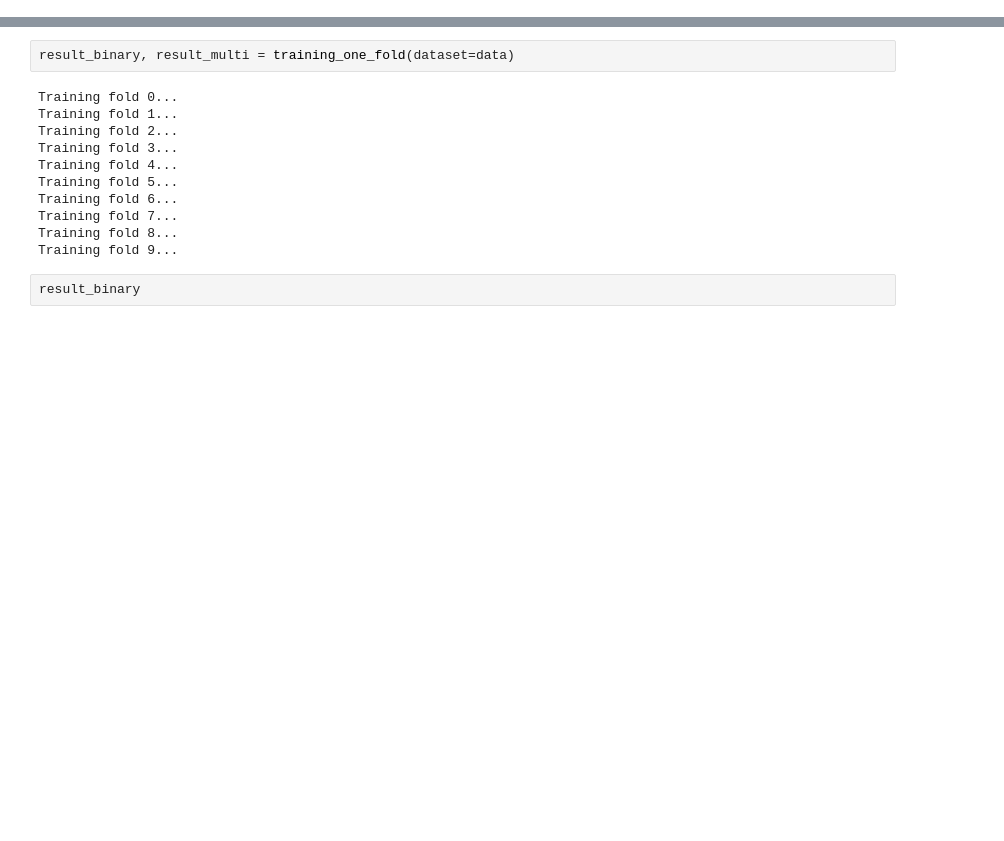
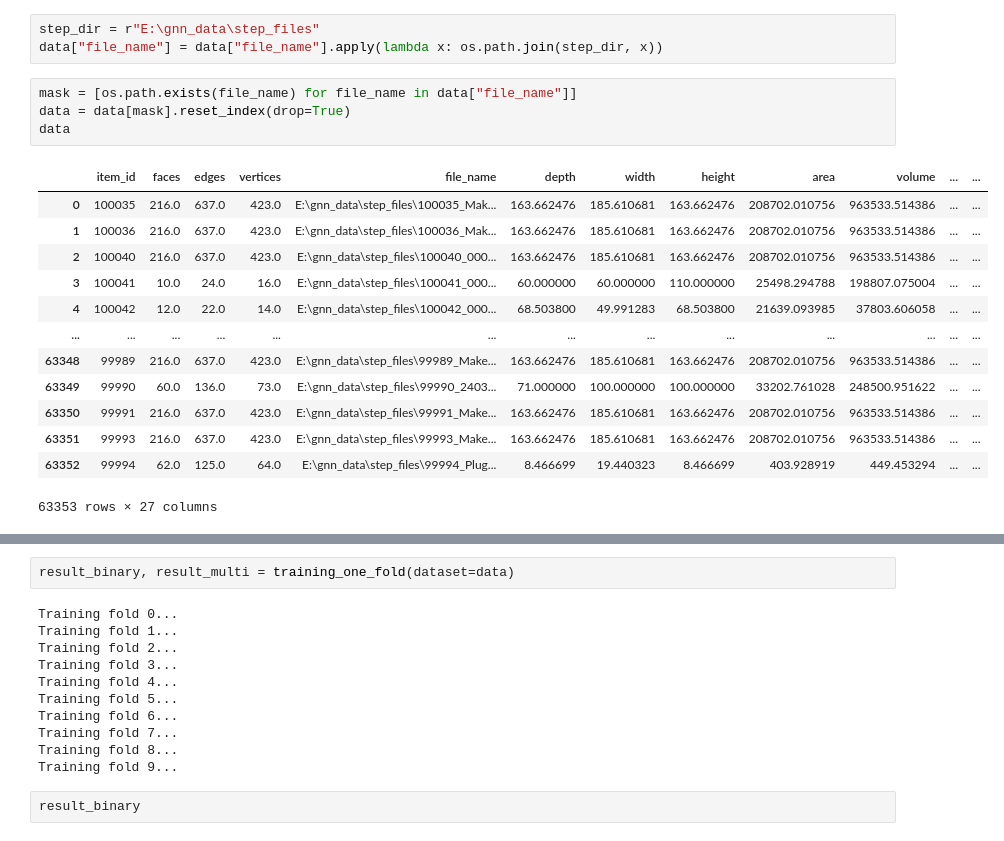
Before and after one commit to ml-phan/manufacturing-tech-gnn, a Jupyter notebook: main.ipynb, the cells around one changed output, grey strips where cells are left out. Saved outputs shown, nothing was run; the diff lists cells and outputs as text; blank space fills up the shorter version.

```diff
--- a/main.ipynb
+++ b/main.ipynb
@@ -42,0 +53,21 @@ data.head()
+# %%
+step_dir = r"E:\gnn_data\step_files"
+data["file_name"] = data["file_name"].apply(lambda x: os.path.join(step_dir, x))
+# %%
+mask = [os.path.exists(file_name) for file_name in data["file_name"]]
+data = data[mask].reset_index(drop=True)
+data
+# %% [output]
+|  | item_id | faces | edges | vertices | file_name | depth | width | height | area | volume | ... | ... |
+| 0 | 100035 | 216.0 | 637.0 | 423.0 | E:\gnn_data\step_files\100035_Mak... | 163.662476 | 185.610681 | 163.662476 | 208702.010756 | 963533.514386 | ... | ... |
+| 1 | 100036 | 216.0 | 637.0 | 423.0 | E:\gnn_data\step_files\100036_Mak... | 163.662476 | 185.610681 | 163.662476 | 208702.010756 | 963533.514386 | ... | ... |
+| 2 | 100040 | 216.0 | 637.0 | 423.0 | E:\gnn_data\step_files\100040_000... | 163.662476 | 185.610681 | 163.662476 | 208702.010756 | 963533.514386 | ... | ... |
+| 3 | 100041 | 10.0 | 24.0 | 16.0 | E:\gnn_data\step_files\100041_000... | 60.000000 | 60.000000 | 110.000000 | 25498.294788 | 198807.075004 | ... | ... |
+| 4 | 100042 | 12.0 | 22.0 | 14.0 | E:\gnn_data\step_files\100042_000... | 68.503800 | 49.991283 | 68.503800 | 21639.093985 | 37803.606058 | ... | ... |
+| ... | ... | ... | ... | ... | ... | ... | ... | ... | ... | ... | ... | ... |
+| 63348 | 99989 | 216.0 | 637.0 | 423.0 | E:\gnn_data\step_files\99989_Make... | 163.662476 | 185.610681 | 163.662476 | 208702.010756 | 963533.514386 | ... | ... |
+| 63349 | 99990 | 60.0 | 136.0 | 73.0 | E:\gnn_data\step_files\99990_2403... | 71.000000 | 100.000000 | 100.000000 | 33202.761028 | 248500.951622 | ... | ... |
+| 63350 | 99991 | 216.0 | 637.0 | 423.0 | E:\gnn_data\step_files\99991_Make... | 163.662476 | 185.610681 | 163.662476 | 208702.010756 | 963533.514386 | ... | ... |
+| 63351 | 99993 | 216.0 | 637.0 | 423.0 | E:\gnn_data\step_files\99993_Make... | 163.662476 | 185.610681 | 163.662476 | 208702.010756 | 963533.514386 | ... | ... |
+| 63352 | 99994 | 62.0 | 125.0 | 64.0 | E:\gnn_data\step_files\99994_Plug... | 8.466699 | 19.440323 | 8.466699 | 403.928919 | 449.453294 | ... | ... |
+63353 rows × 27 columns
```
Also changed, not shown: parts of 18 cells of this notebook, 28 other files.
